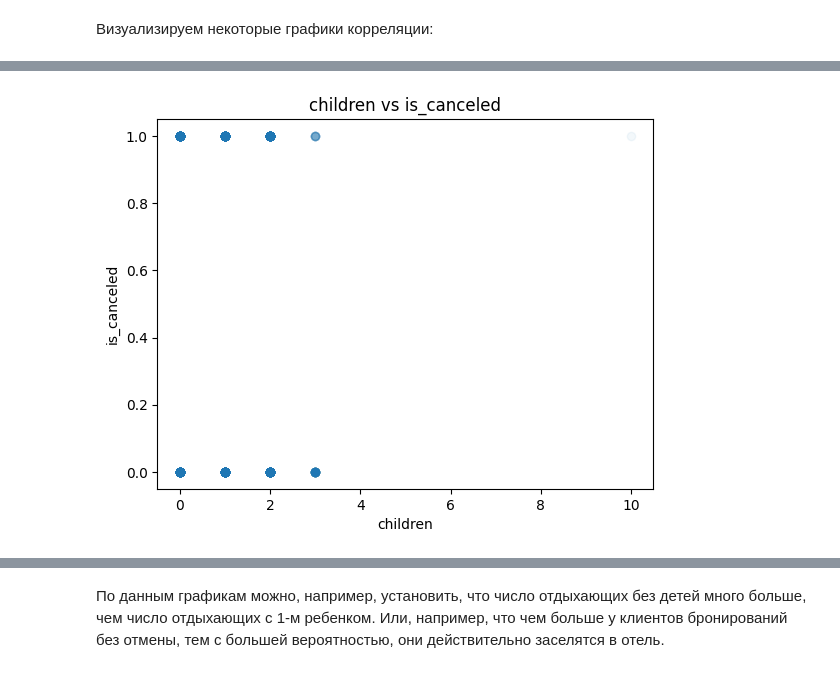
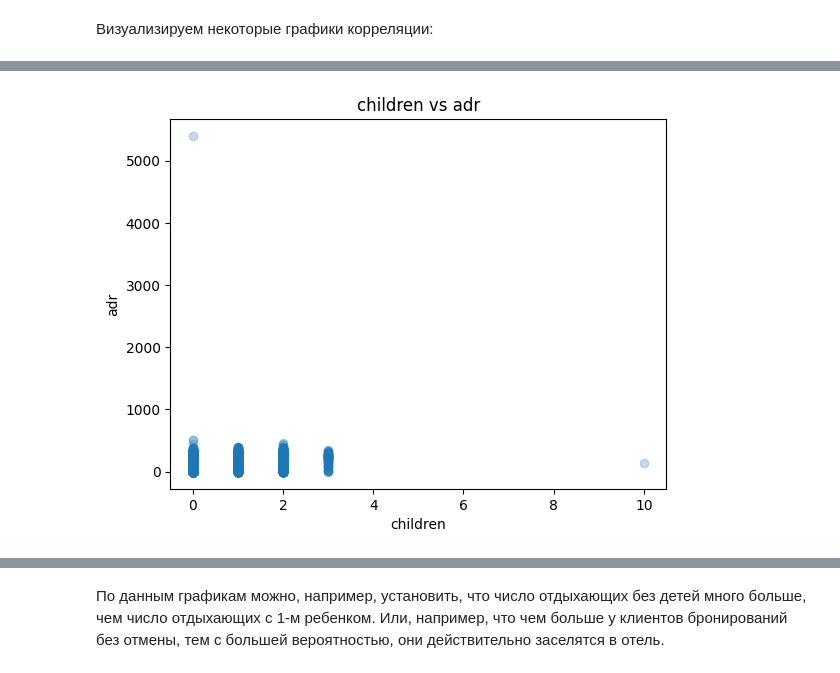
Before and after one commit to BadRedSL/UNNMachineLearningCourse, a Jupyter notebook: LaboratoryWork1/LaboratoryWork1.ipynb, the cells around one changed output, grey strips where cells are left out. Saved outputs shown, nothing was run; the diff lists cells and outputs as text; code cells hidden in the pictures.

```diff
--- a/LaboratoryWork1/LaboratoryWork1.ipynb
+++ b/LaboratoryWork1/LaboratoryWork1.ipynb
@@ -222,8 +248,8 @@ data.corr(numeric_only=True)
 # %%
-plt.plot(data['children'], data['is_canceled'], 'o', alpha = 0.05)
+plt.plot(data['children'], data['adr'], 'o', alpha = 0.25)
 plt.xlabel('children')
-plt.ylabel('is_canceled')
-plt.title('children vs is_canceled')
+plt.ylabel('adr')
+plt.title('children vs adr')
 pass
 # %% [output]
-[figure, old version]
+[figure, new version]
```
Also changed, not shown: parts of 12 cells of this notebook.
